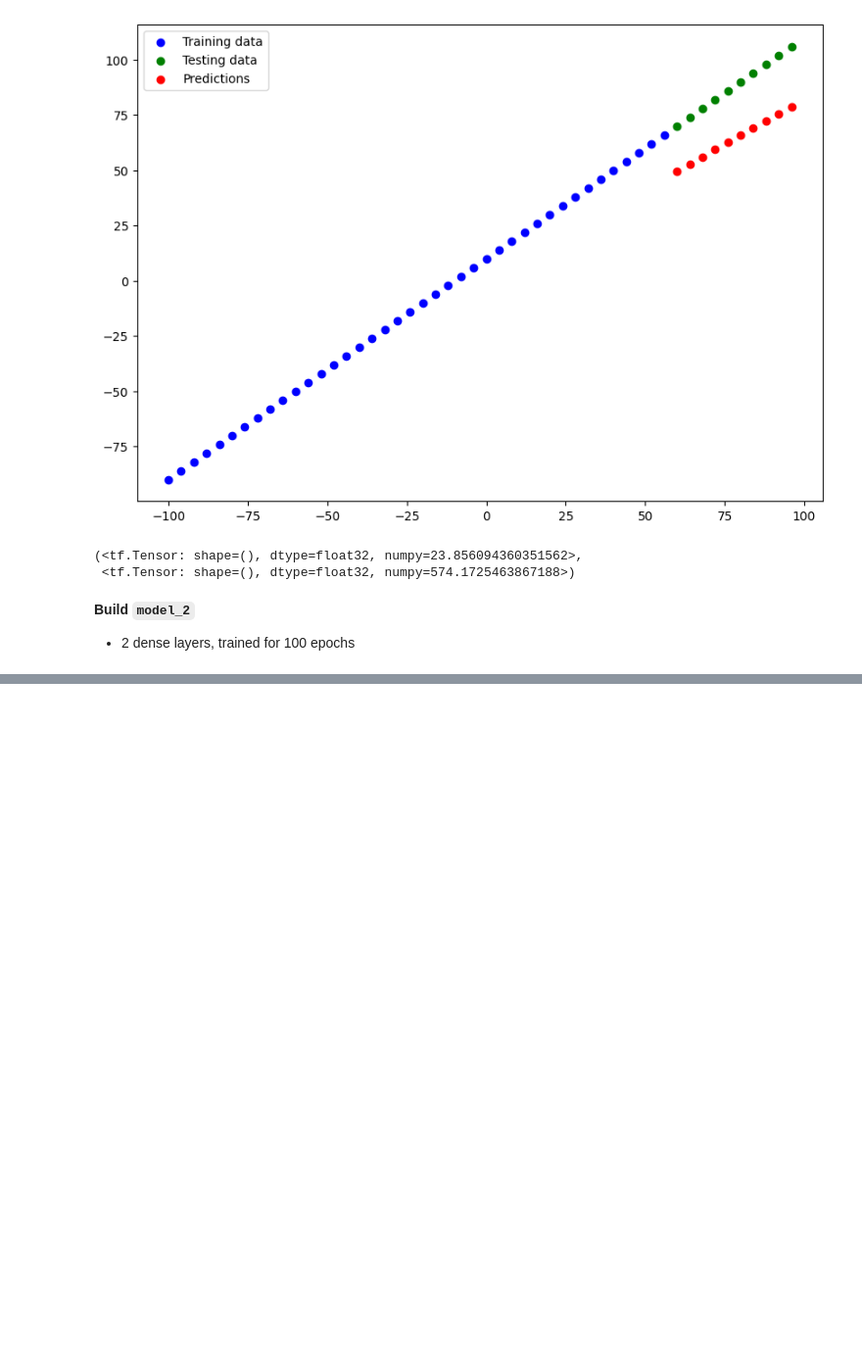
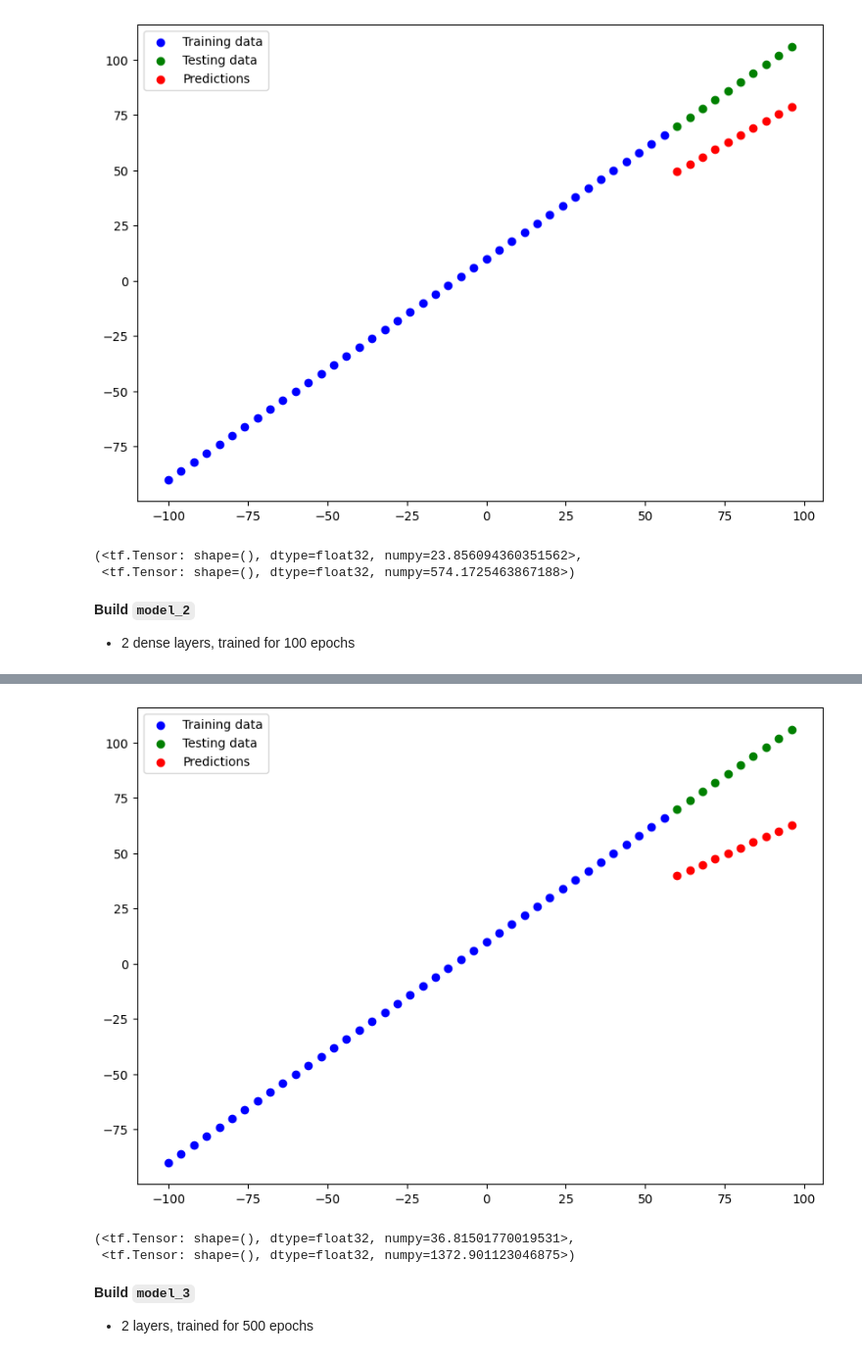
Before and after one commit to tmsachins/Deep_Learning_Proj1, a Jupyter notebook: 01_neural_network_regression.ipynb, the cells around one changed output, grey strips where cells are left out. Shown at 98% size. Saved outputs shown, nothing was run; the diff lists cells and outputs as text; code cells hidden in the pictures; blank space fills up the shorter version.

```diff
--- a/01_neural_network_regression.ipynb
+++ b/01_neural_network_regression.ipynb
@@ -593,3 +593,21 @@ mae_1, mse_1
 **Build `model_2`**
 
 * 2 dense layers, trained for 100 epochs
+# %%
+# Set the random seed
+tf.random.set_seed(42)
+
+# 1. Create the model
+model_2 = tf.keras.Sequential([
+  tf.keras.layers.Dense(10),
+  tf.keras.layers.Dense(1)
+])
+
+# 2. Compile the model
+model_2.compile(loss=tf.keras.losses.mae,
+                optimizer=tf.keras.optimizers.SGD(),
+                metrics=["mse"])
+
+# 3. Fit the model
+# model_2.fit(X_train, y_train, epochs=100)
+model_2.fit(tf.expand_dims(X_train, axis=-1), y_train, epochs=100)
@@ -595,0 +633,5 @@ mae_1, mse_1
+# %%
+# Make and plot predictions of model_2
+y_preds_2 = model_2.predict(X_test)
+plot_predictions(predictions=y_preds_2)
+# %% [output]
@@ -595,0 +640,13 @@ mae_1, mse_1
+[figure, added]
+# %%
+# Calculate model_2 evaluation metrics
+mae_2 = mae(y_test, y_preds_2)
+mse_2 = mse(y_test, y_preds_2)
+mae_2, mse_2
+# %% [output]
+(<tf.Tensor: shape=(), dtype=float32, numpy=36.81501770019531>,
+ <tf.Tensor: shape=(), dtype=float32, numpy=1372.901123046875>)
+# %% [markdown]
+**Build `model_3`**
+
+* 2 layers, trained for 500 epochs
```
Also changed, not shown: parts of 19 cells of this notebook, 1 other file.
